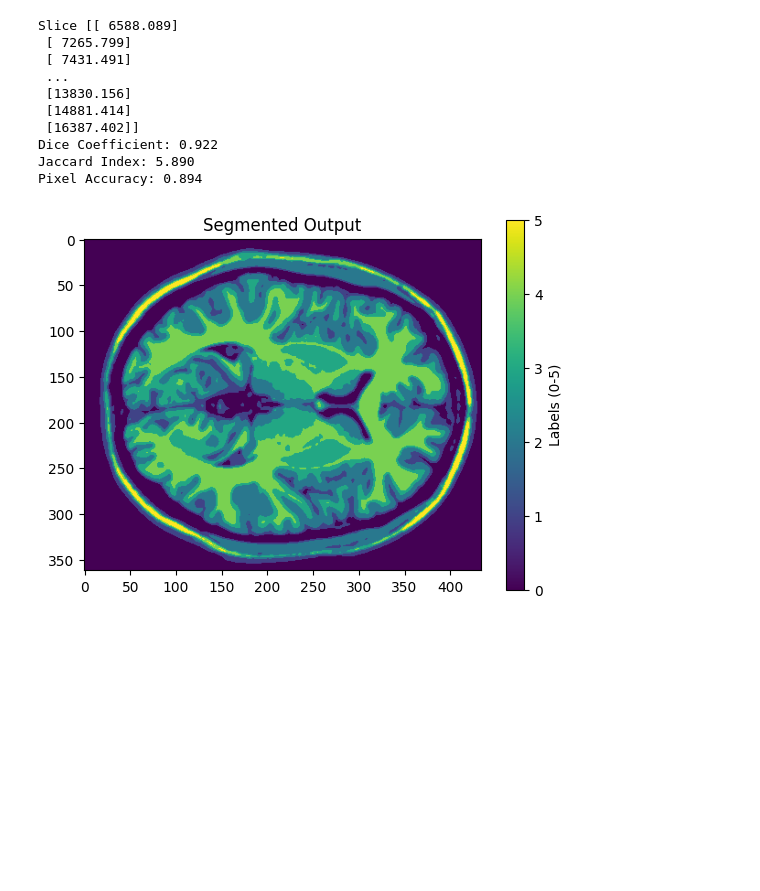
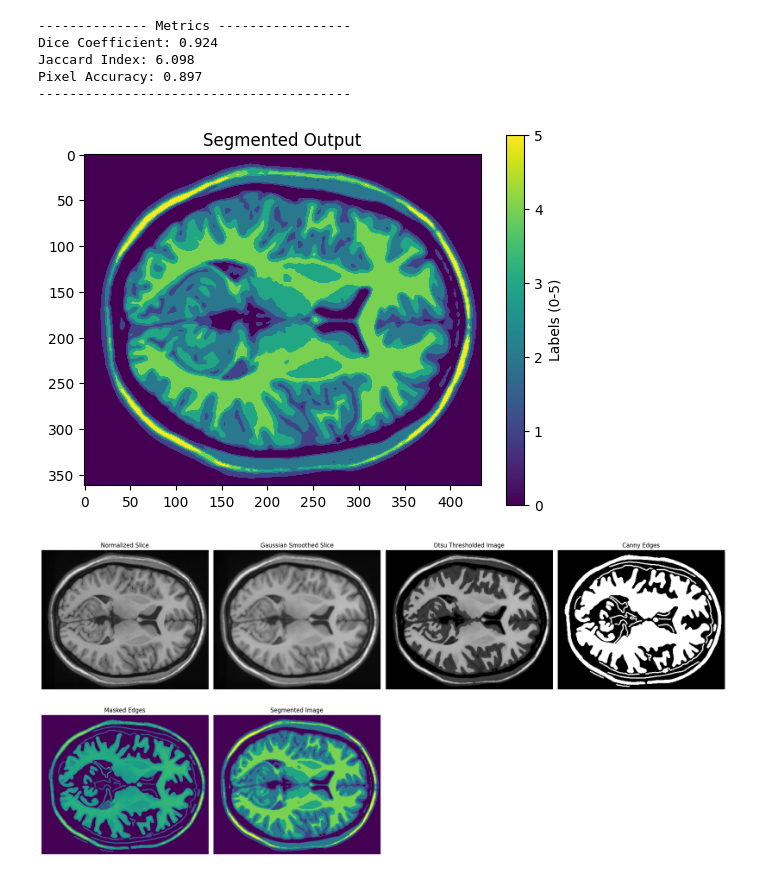
Before and after one commit to abrarelidrisi/MRI-Segmentation, a Jupyter notebook: 3D_Segmentation.ipynb, the cells around one changed output. Cells and saved outputs as stored; diff of their text form; code cells hidden in the pictures; blank space fills up the shorter version.

Commit message:
Full 3D Segmentation task

```diff
--- a/3D_Segmentation.ipynb
+++ b/3D_Segmentation.ipynb
@@ -221,22 +210,18 @@ def compare_label_distributions(ground_truth, prediction, num_classes):
     labels = [f"Class {i}" for i in range(num_classes)]
     x = np.arange(num_classes)
 
-    plt.figure(figsize=(10, 6))
-
-    # Bar plot
-    plt.bar(x - 0.2, gt_percentage, width=0.4, label='Ground Truth (%)', color='blue')
-    plt.bar(x + 0.2, pred_percentage, width=0.4, label='Prediction (%)', color='orange')
+    fig, ax = plt.subplots(figsize=(10, 6))
+    ax.bar(x - 0.2, gt_percentage, width=0.4, label='Ground Truth (%)', color='blue')
+    ax.bar(x + 0.2, pred_percentage, width=0.4, label='Prediction (%)', color='orange')
 
     # Add labels, legend, and title
-    plt.xticks(x, labels)
-    plt.xlabel("Class Labels")
-    plt.ylabel("Percentage of Pixels (%)")
-    plt.title("Label Distribution: Ground Truth vs Prediction")
-    plt.legend()
+    ax.set_xticks(x)
+    ax.set_xticklabels(labels)
+    ax.set_xlabel("Class Labels")
+    ax.set_ylabel("Percentage of Pixels (%)")
+    ax.set_title("Label Distribution: Ground Truth vs Prediction")
+    ax.legend()
+
     plt.tight_layout()
     plt.show()
-
-
-num_classes = 6
-# compare_label_distributions(ground_truth, segmented_img, num_classes)
 # %%
@@ -264,26 +317,32 @@ data = loadmat('Brain.mat')
 T1 = data['T1']
 label = data['label']
 # %%
-slice = T1.flatten().reshape(-1,1)
-temporal_masks, segmented_img, dice_score, jaccard_score, accuracy_score = full_segmentation(slice)
-print(f"Slice {slice}")
+#Showcasing results
+slice = T1
+
+#Metrics
+print("-------------- Metrics -----------------")
 print(f"Dice Coefficient: {dice_score:.3f}")
 print(f"Jaccard Index: {jaccard_score:.3f}")
 print(f"Pixel Accuracy: {accuracy_score:.3f}")
-# plot_masks(temporal_masks, rows=2, cols=4)
-plt.imshow(segmented_img[...,1])
+print("----------------------------------------")
+
+#Showcasing segmented image
+plt.imshow(segmented_img[:, :, segmented_img.shape[2] // 2])
 plt.title('Segmented Output')
 plt.colorbar(ticks=range(6), label="Labels (0-5)")
 plt.show()
+
+#Showcaisng all segmentation steps taken
+temporal_masks, segmented_img, dice_score, jaccard_score, accuracy_score = full_segmentation(slice)
+
+#Showcasing the temporal masks used to hold the model labels
+plot_masks(temporal_masks, rows=2, cols=4)
 # %% [output]
-Slice [[ 6588.089]
- [ 7265.799]
- [ 7431.491]
- ...
- [13830.156]
- [14881.414]
- [16387.402]]
-Dice Coefficient: 0.922
-Jaccard Index: 5.890
-Pixel Accuracy: 0.894
+-------------- Metrics -----------------
+Dice Coefficient: 0.924
+Jaccard Index: 6.098
+Pixel Accuracy: 0.897
+----------------------------------------
-[figure, old version]
+[figure, new version]
+[figure, added]
```
Also changed, not shown: parts of 16 cells of this notebook.
